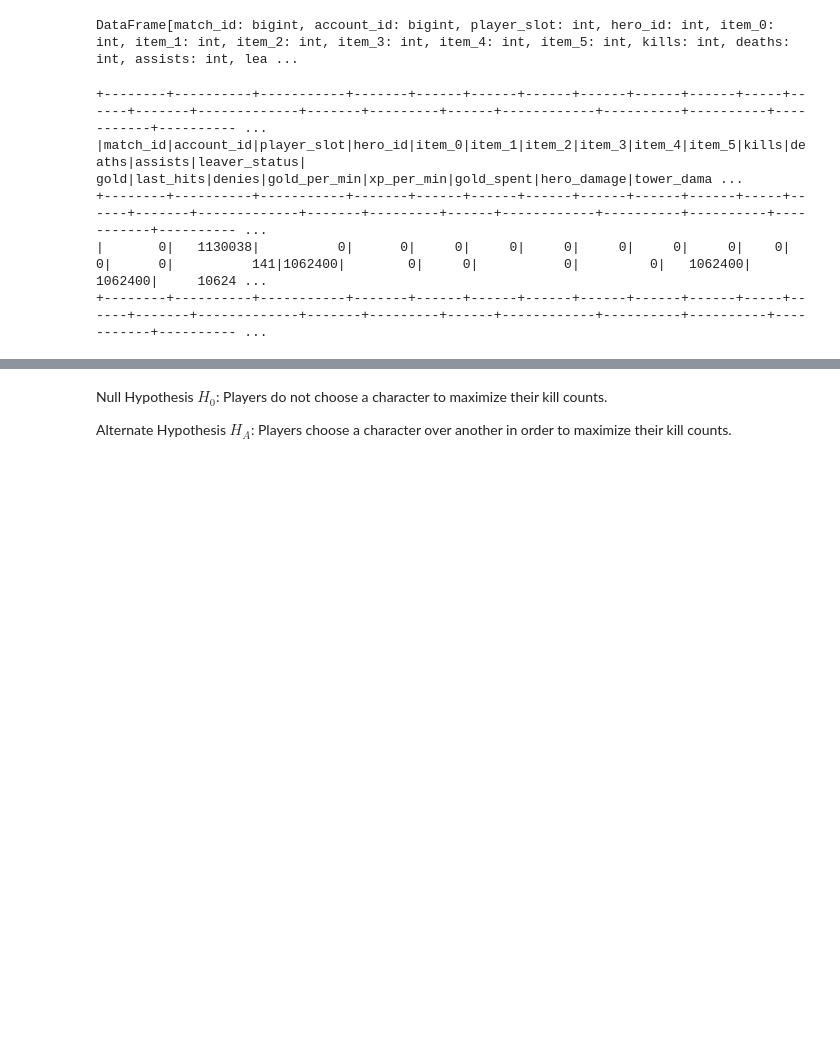
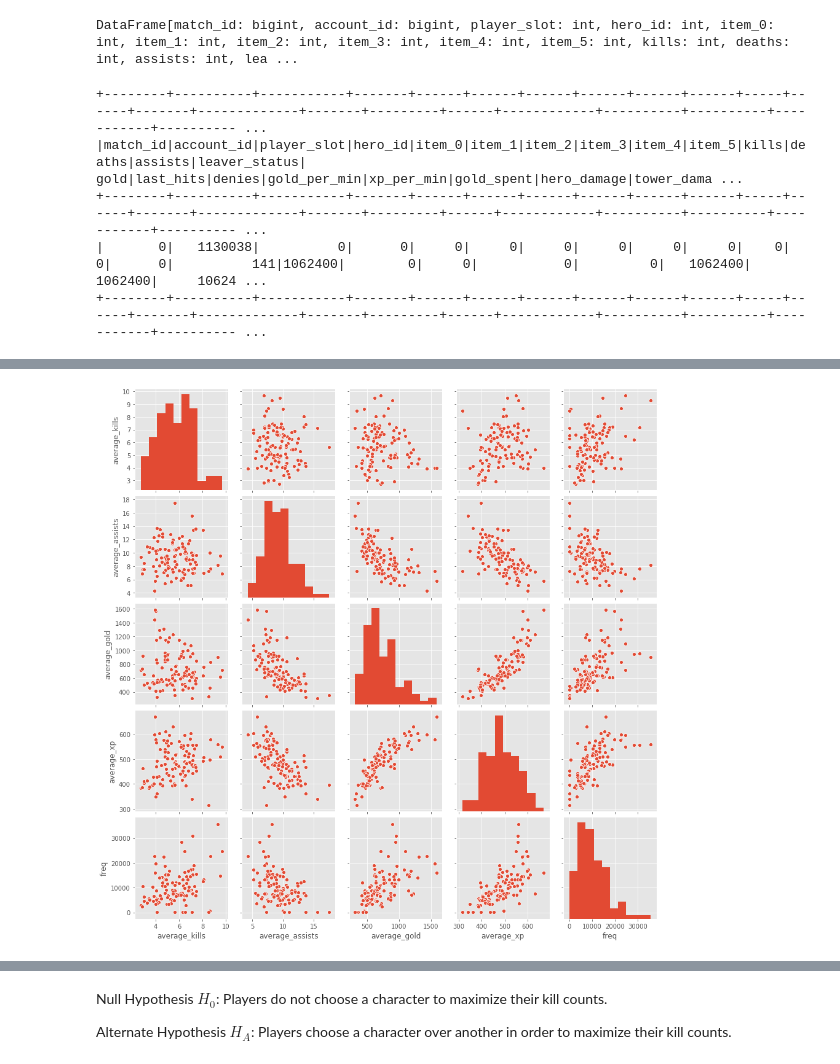
Before and after one commit to anotherjonlee/dotalytics, a Jupyter notebook: EDA.ipynb, the cells around one changed output, grey strips where cells are left out. Cells and saved outputs as stored; diff of their text form; code cells hidden in the pictures; blank space fills up the shorter version.

```diff
--- a/EDA.ipynb
+++ b/EDA.ipynb
@@ -405,0 +172,4 @@ plt.show()
+# %%
+## Removing the hero_id: 0, since this id is not available from the dataframe I pulled from the API
+
+pd_eda.drop(index=60,inplace = True)
@@ -405,0 +257,5 @@ plt.show()
+# %%
+sns.pairplot(df_chars, vars = ['average_kills','average_assists','average_gold','average_xp','freq'])
+plt.show()
+# %% [output]
+[figure, added]
```
Also changed, not shown: parts of 79 cells of this notebook.
